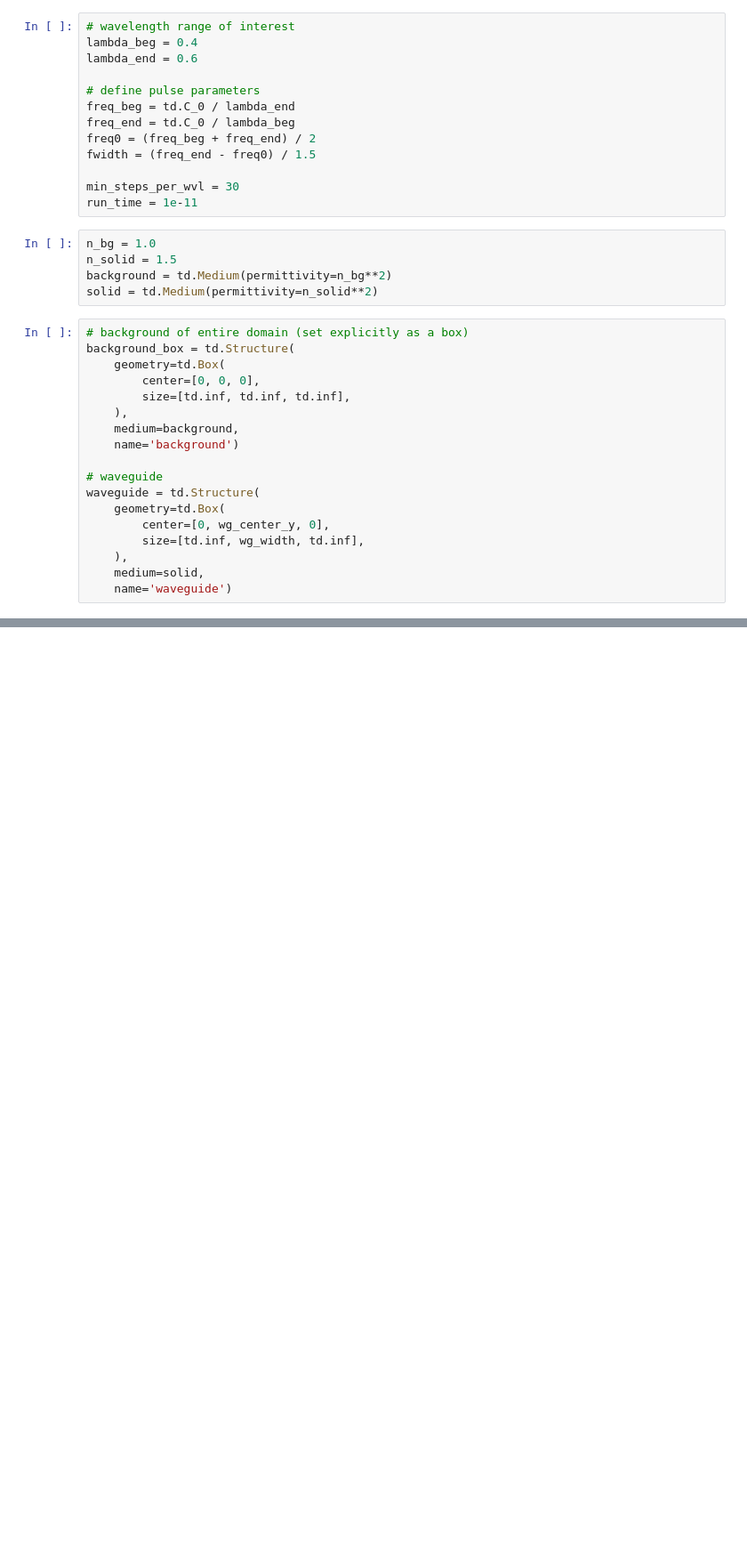
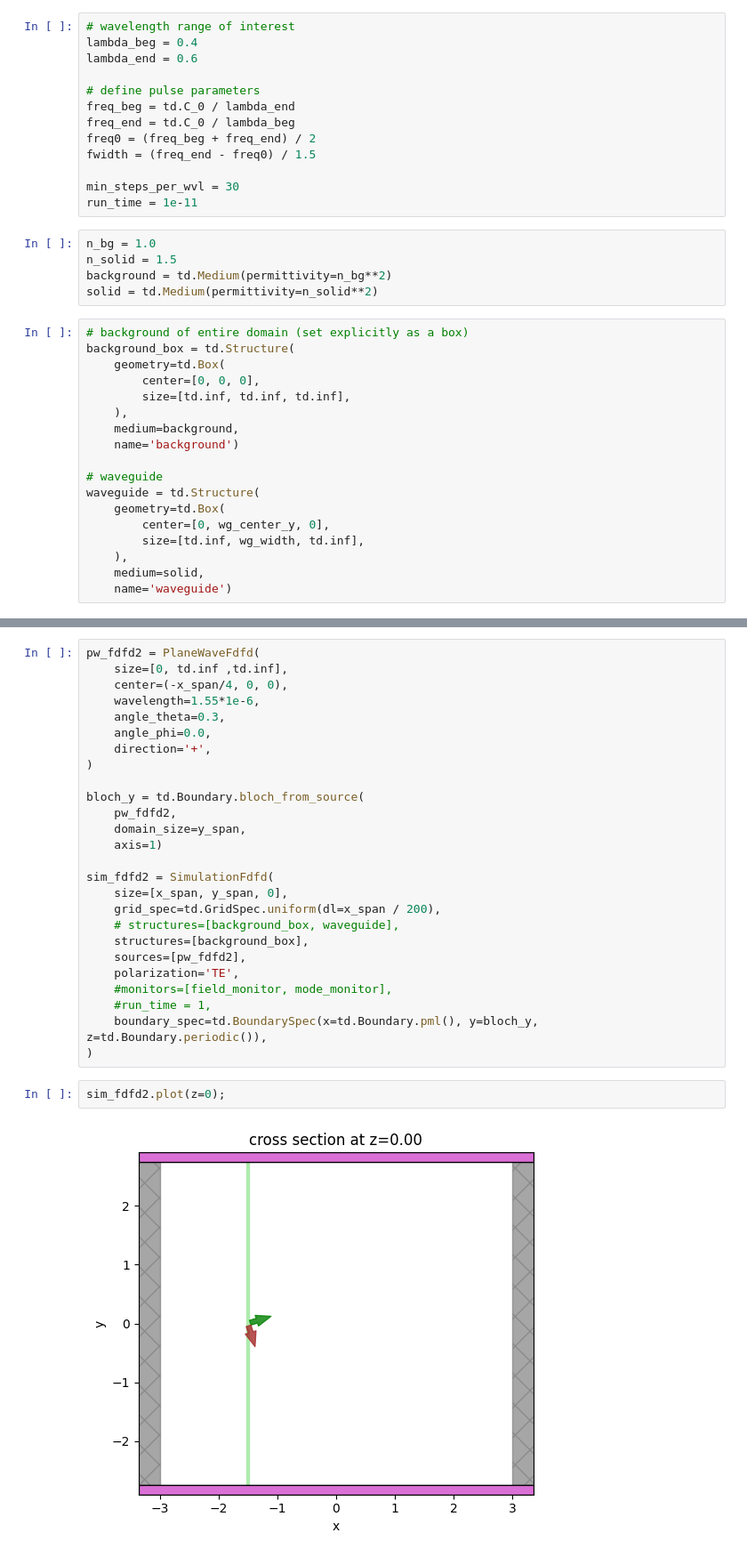
Before and after one commit to Dj1312/pepper, a Jupyter notebook: examples/2d_slit.ipynb, the cells around one changed output, grey strips where cells are left out. Shown: that part at 89% size. Saved outputs shown, nothing was run; the diff lists cells and outputs as text; blank space fills up the shorter version.

```diff
--- a/examples/2d_slit.ipynb
+++ b/examples/2d_slit.ipynb
@@ -109,0 +110,30 @@ ValueError: too many values to unpack (expected 2)
+# %%
+pw_fdfd2 = PlaneWaveFdfd(
+    size=[0, td.inf ,td.inf],
+    center=(-x_span/4, 0, 0),
+    wavelength=1.55*1e-6,
+    angle_theta=0.3,
+    angle_phi=0.0,
+    direction='+',
+)
+
+bloch_y = td.Boundary.bloch_from_source(
+    pw_fdfd2,
+    domain_size=y_span,
+    axis=1)
+
+sim_fdfd2 = SimulationFdfd(
+    size=[x_span, y_span, 0],
+    grid_spec=td.GridSpec.uniform(dl=x_span / 200),
+    # structures=[background_box, waveguide],
+    structures=[background_box],
+    sources=[pw_fdfd2],
+    polarization='TE',
+    #monitors=[field_monitor, mode_monitor],
+    #run_time = 1,
+    boundary_spec=td.BoundarySpec(x=td.Boundary.pml(), y=bloch_y, z=td.Boundary.periodic()),
+)
+# %%
+sim_fdfd2.plot(z=0);
+# %% [output]
+[figure, added]
```
Also changed, not shown: parts of 9 cells of this notebook, 4 other files.
